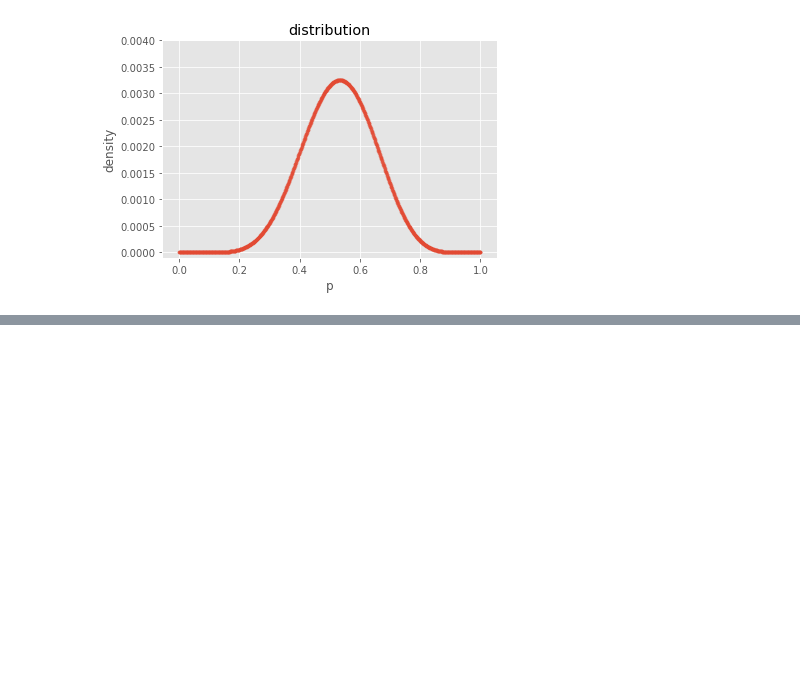
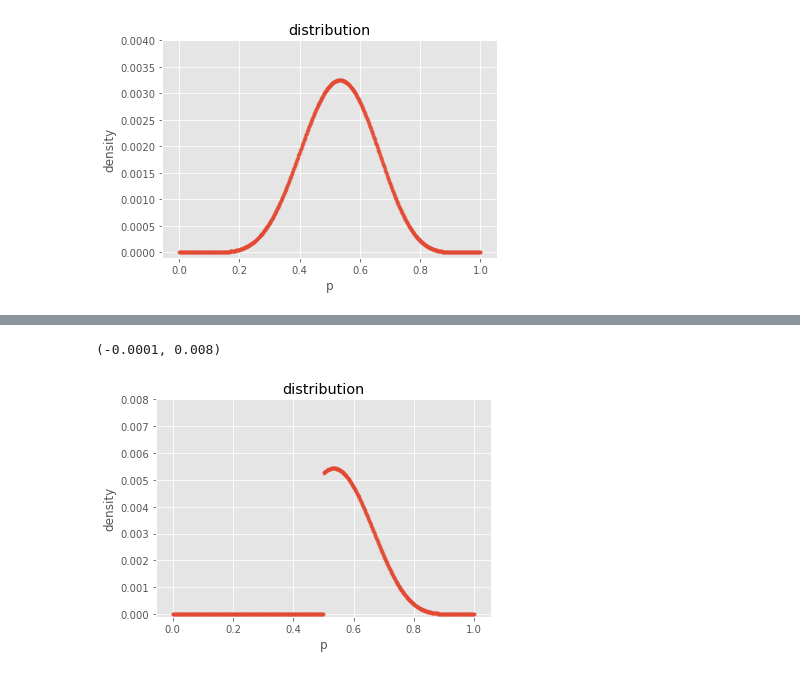
Before and after one commit to gondimribeiro/statistical-rethinking, a Jupyter notebook: chapter3/practice.ipynb, the cells around one changed output, grey strips where cells are left out. Cells and saved outputs as stored; diff of their text form; code cells hidden in the pictures; blank space fills up the shorter version.

```diff
--- a/chapter3/practice.ipynb
+++ b/chapter3/practice.ipynb
@@ -102,0 +130,13 @@ array([ 0.33233233,  0.72172172])
+# %%
+# 3M5-1:
+
+prior = np.concatenate([np.zeros(int(500)), 2*np.ones(int(500))])
+posterior, grid = grid_bin(1000, 8, 15, prior)
+plt.scatter(grid, posterior, s=10, alpha=0.5)
+plt.xlabel('p')
+plt.ylabel('density')
+plt.title('distribution')
+plt.ylim([-0.0001, 0.008])
+# %% [output]
+(-0.0001, 0.008)
+[figure, added]
```
Also changed, not shown: parts of 15 cells of this notebook.
